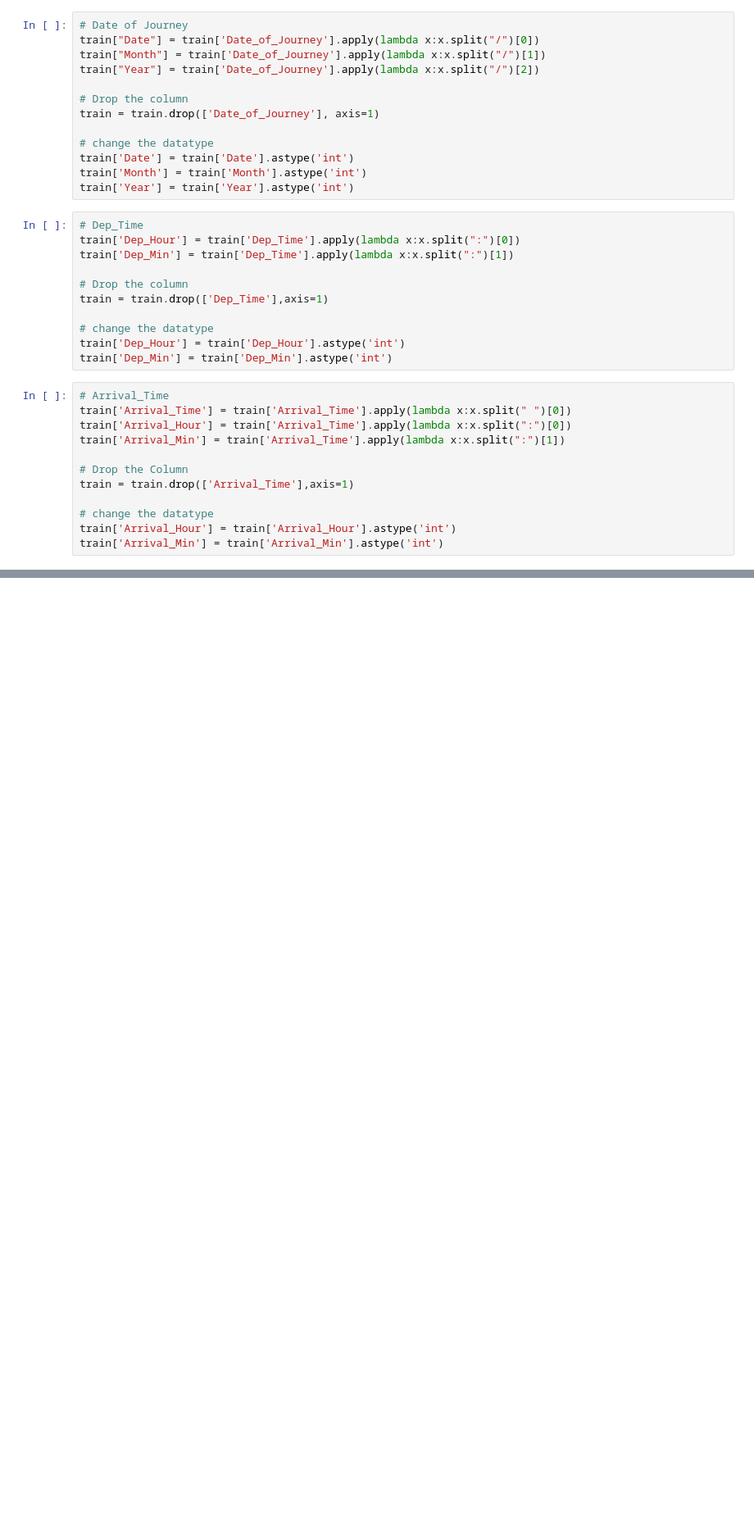
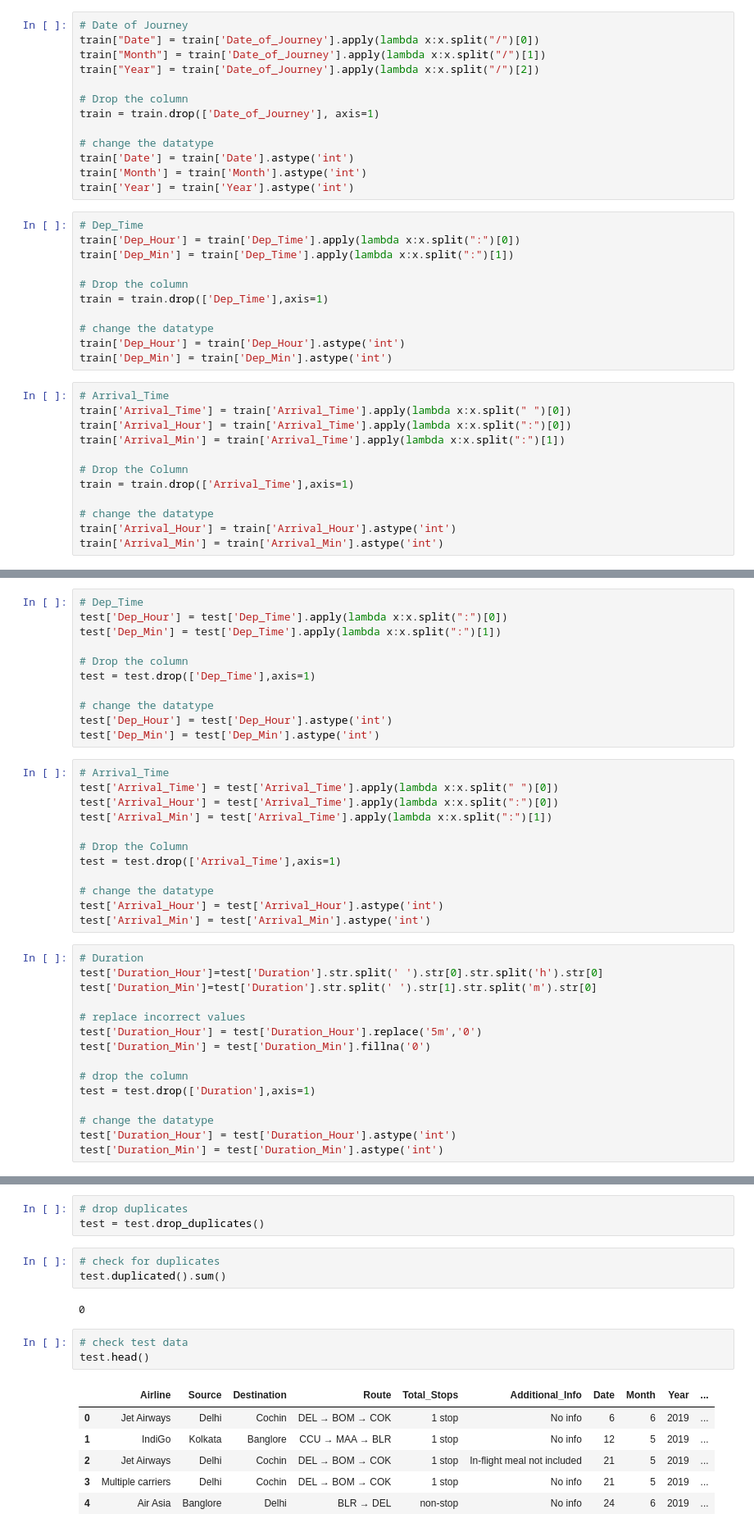
Before and after one commit to Akshay-Paunikar/EDA_and_Feature_Engineering, a Jupyter notebook: Day_3_Flight_Price_Prediction/Flight_Price_Prediction.ipynb, the cells around one changed output, grey strips where cells are left out. Shown: that part at 82% size. Drawn from its saved outputs; the diff is of its cells as text; blank space fills up the shorter version.

Commit message:
initial data cleaning done

```diff
--- a/Day_3_Flight_Price_Prediction/Flight_Price_Prediction.ipynb
+++ b/Day_3_Flight_Price_Prediction/Flight_Price_Prediction.ipynb
@@ -262,0 +295,38 @@ dtype: int64
+# %%
+# Dep_Time
+test['Dep_Hour'] = test['Dep_Time'].apply(lambda x:x.split(":")[0])
+test['Dep_Min'] = test['Dep_Time'].apply(lambda x:x.split(":")[1])
+
+# Drop the column
+test = test.drop(['Dep_Time'],axis=1)
+
+# change the datatype
+test['Dep_Hour'] = test['Dep_Hour'].astype('int')
+test['Dep_Min'] = test['Dep_Min'].astype('int')
+# %%
+# Arrival_Time
+test['Arrival_Time'] = test['Arrival_Time'].apply(lambda x:x.split(" ")[0])
+test['Arrival_Hour'] = test['Arrival_Time'].apply(lambda x:x.split(":")[0])
+test['Arrival_Min'] = test['Arrival_Time'].apply(lambda x:x.split(":")[1])
+
+# Drop the Column
+test = test.drop(['Arrival_Time'],axis=1)
+
+# change the datatype
+test['Arrival_Hour'] = test['Arrival_Hour'].astype('int')
+test['Arrival_Min'] = test['Arrival_Min'].astype('int')
+# %%
+# Duration
+test['Duration_Hour']=test['Duration'].str.split(' ').str[0].str.split('h').str[0]
+test['Duration_Min']=test['Duration'].str.split(' ').str[1].str.split('m').str[0]
+
+# replace incorrect values
+test['Duration_Hour'] = test['Duration_Hour'].replace('5m','0')
+test['Duration_Min'] = test['Duration_Min'].fillna('0')
+
+# drop the column
+test = test.drop(['Duration'],axis=1)
+
+# change the datatype
+test['Duration_Hour'] = test['Duration_Hour'].astype('int')
+test['Duration_Min'] = test['Duration_Min'].astype('int')
@@ -262,0 +378,18 @@ dtype: int64
+# %%
+# drop duplicates
+test = test.drop_duplicates()
+# %%
+# check for duplicates
+test.duplicated().sum()
+# %% [output]
+0
+# %%
+# check test data
+test.head()
+# %% [output]
+|  | Airline | Source | Destination | Route | Total_Stops | Additional_Info | Date | Month | Year | ... |
+| 0 | Jet Airways | Delhi | Cochin | DEL → BOM → COK | 1 stop | No info | 6 | 6 | 2019 | ... |
+| 1 | IndiGo | Kolkata | Banglore | CCU → MAA → BLR | 1 stop | No info | 12 | 5 | 2019 | ... |
+| 2 | Jet Airways | Delhi | Cochin | DEL → BOM → COK | 1 stop | In-flight meal not included | 21 | 5 | 2019 | ... |
+| 3 | Multiple carriers | Delhi | Cochin | DEL → BOM → COK | 1 stop | No info | 21 | 5 | 2019 | ... |
+| 4 | Air Asia | Banglore | Delhi | BLR → DEL | non-stop | No info | 24 | 6 | 2019 | ... |
```
Also changed, not shown: parts of 19 cells of this notebook.
